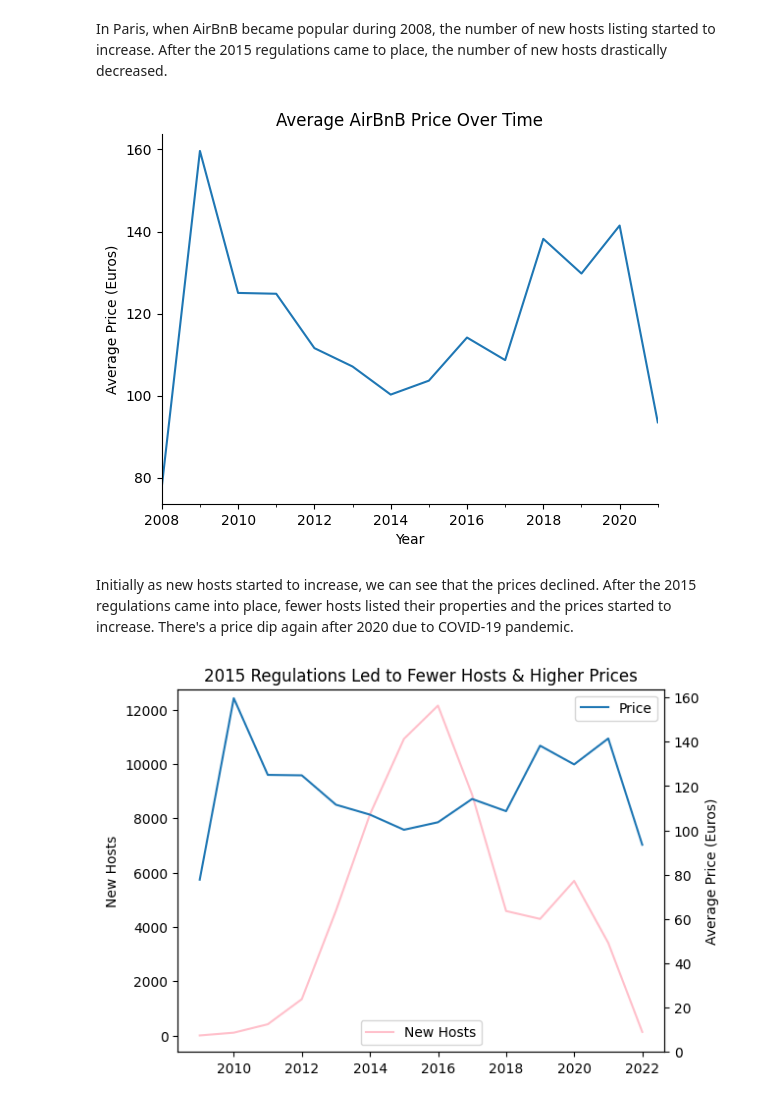
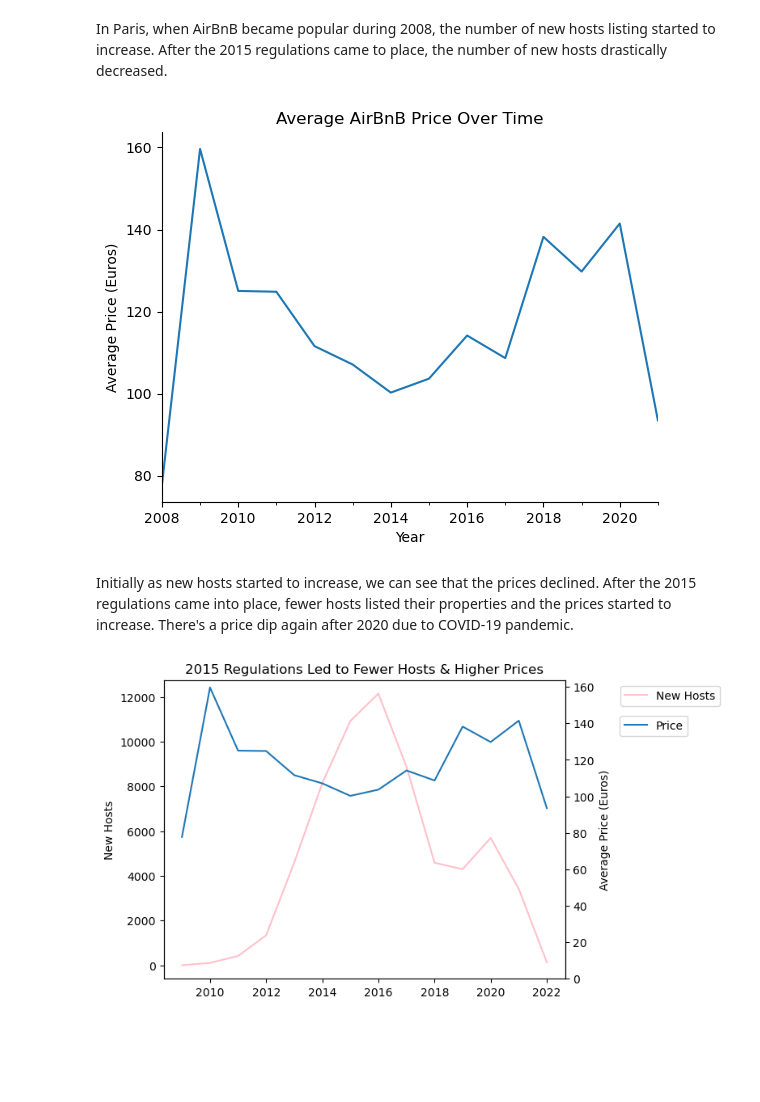
Before and after one commit to shirin-hashim/AirBnB_Listing, a Jupyter notebook: AirBnB Listing Analysis.ipynb, the cells around one changed output. Drawn from its saved outputs; the diff is of its cells as text; code cells hidden in the pictures; blank space fills up the shorter version.

Commit message:
changed chart legend position

```diff
--- a/AirBnB Listing Analysis.ipynb
+++ b/AirBnB Listing Analysis.ipynb
@@ -32,7 +32,7 @@ listings=pd.concat([listings1,listings2])
 # Filter the data down to rows where the city is Paris, and keep only the columns ‘host_since’, ‘neighbourhood’, ‘city’, ‘accommodates’, and ‘price’
 
 paris_listings = listings[listings['city'] == 'Paris'].loc[:, ['host_since', 'neighbourhood', 'city', 'accommodates', 'price']]
-paris_listings = paris_listings.astype({'host_since': 'datetime64[ns]'})
+paris_listings['host_since'] = pd.to_datetime(paris_listings['host_since'], format='%d-%m-%Y', errors='coerce')
 # %%
 # Calculate the minimum, maximum, and average for each numeric field
 paris_listings.describe()
@@ -135,7 +135,7 @@ paris_listings_accomodations
 # Create a table called paris_listings_over_time grouped by the ‘host_since’ year,
 # and calculate the average price and count of rows representing the number of new hosts.
 
-paris_listings_over_time = paris_listings.set_index('host_since').resample('YE').agg({'neighbourhood': 'count', 'price': 'mean'})
+paris_listings_over_time = paris_listings.set_index('host_since').resample('Y').agg({'neighbourhood': 'count', 'price': 'mean'})
 paris_listings_over_time
 # %% [output]
 |  | neighbourhood | price |
@@ -208,35 +208,35 @@ paris_listings_over_time.plot(
 
 sns.despine()
 # %% [output]
-[figure, old version]
+[figure, new version]
 # %% [markdown]
 Initially as new hosts started to increase, we can see that the prices declined. After the 2015 regulations came into place, fewer hosts listed their properties and the prices started to increase. There's a price dip again after 2020 due to COVID-19 pandemic.
 # %%
 # Create a dual axis line chart to show both new hosts and average price over time
 
 fig, ax = plt.subplots()
 
 ax.plot(
     paris_listings_over_time.index,
     paris_listings_over_time['neighbourhood'],
     label = 'New Hosts',
     c = 'pink'
 )
 ax.set_ylabel('New Hosts')
-plt.legend(loc='lower center')
+plt.legend(bbox_to_anchor = (1.4,1))
 
 ax2 = ax.twinx()
 
 ax2.plot(
     paris_listings_over_time.index,
     paris_listings_over_time['price'],
     label = 'Price'
 )
 
 ax2.set_ylim(0)
 ax2.set_ylabel('Average Price (Euros)')
 ax.set_title('2015 Regulations Led to Fewer Hosts & Higher Prices')
-plt.legend(loc='best')
+plt.legend(bbox_to_anchor = (1.32,0.9))
 plt.show()
 # %% [output]
-[figure, old version]
+[figure, new version]
```
Also changed, not shown: parts of 3 cells of this notebook.
